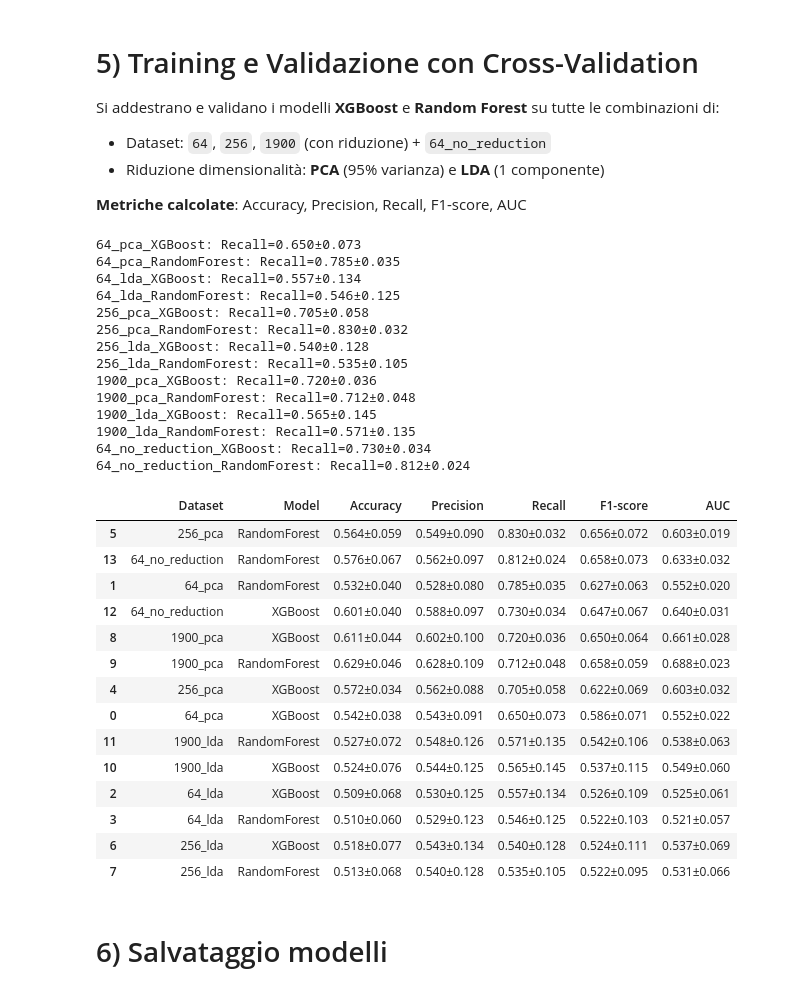
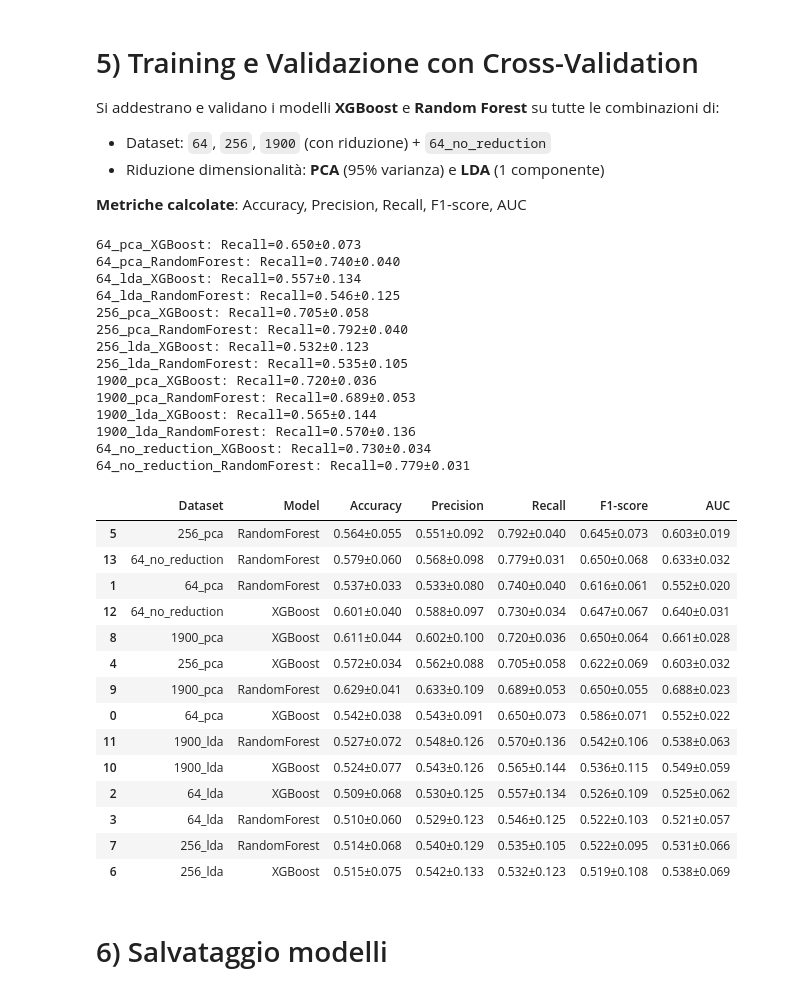
Before and after one commit to FrancescoBernini/Bioactivity-prediction, a Jupyter notebook: main.ipynb, the cells around one changed output. Drawn from its saved outputs; the diff is of its cells as text; code cells hidden in the pictures.

```diff
--- a/main.ipynb
+++ b/main.ipynb
@@ -419,9 +419,13 @@ Si addestrano e validano i modelli **XGBoost** e **Random Forest** su tutte le c
 
 **Metriche calcolate**: Accuracy, Precision, Recall, F1-score, AUC
 # %%
-# Setup
-label_encoder = LabelEncoder().fit(['active', 'inactive'])
-active_idx = list(label_encoder.classes_).index('active')
+# Setup - Mappatura manuale esplicita (abbandoniamo LabelEncoder per evitare ambiguità)
+LABEL_MAP = {'inactive': 0, 'active': 1}  # 'active' = 1 è la classe positiva
+POSITIVE_LABEL = 1  # Per precision, recall, etc.
+
+def encode_labels(y):
+    """Mappa le etichette stringa a interi usando la mappatura esplicita."""
+    return np.array([LABEL_MAP[label] for label in y])
 
 models = {
     'XGBoost': xgb.XGBClassifier(random_state=RANDOM_STATE, eval_metric='logloss'),
@@ -440,19 +444,19 @@ def evaluate_fold(X_train, X_val, y_train, y_val, model, key):
     clf = clone(model)
     clf.fit(X_train, y_train)
     y_pred = clf.predict(X_val)
-    y_proba = clf.predict_proba(X_val)[:, 1]
+    y_proba = clf.predict_proba(X_val)[:, POSITIVE_LABEL]  # Probabilità della classe 'active' (=1)
 
     all_results[key]['Accuracy'].append(accuracy_score(y_val, y_pred))
-    all_results[key]['Precision'].append(precision_score(y_val, y_pred, pos_label=active_idx))
-    all_results[key]['Recall'].append(recall_score(y_val, y_pred, pos_label=active_idx))
-    all_results[key]['F1-score'].append(f1_score(y_val, y_pred, pos_label=active_idx))
+    all_results[key]['Precision'].append(precision_score(y_val, y_pred, pos_label=POSITIVE_LABEL))
+    all_results[key]['Recall'].append(recall_score(y_val, y_pred, pos_label=POSITIVE_LABEL))
+    all_results[key]['F1-score'].append(f1_score(y_val, y_pred, pos_label=POSITIVE_LABEL))
     all_results[key]['AUC'].append(roc_auc_score(y_val, y_proba))
 
 # Training con CV per dataset con riduzione dimensionalità
 for base_name in ['64', '256', '1900']:
     data = prepared_data[base_name]
     X, y, groups = data['X'], data['y'], data['groups']
-    y_enc = label_encoder.transform(y)
+    y_enc = encode_labels(y)
 
     for red_name, red_factory in reduction_configs.items():
         for train_idx, val_idx in cv.split(X, y_enc, groups):
@@ -476,7 +480,7 @@ for base_name in ['64', '256', '1900']:
 # Training con CV per dataset senza riduzione
 data = prepared_data['64_no_reduction']
 X, y, groups = data['X'], data['y'], data['groups']
-y_enc = label_encoder.transform(y)
+y_enc = encode_labels(y)
 
 for train_idx, val_idx in cv.split(X, y_enc, groups):
     scaler = StandardScaler()
@@ -488,54 +492,54 @@ for train_idx, val_idx in cv.split(X, y_enc, groups):
 
 for model_name in models:
     key = f'64_no_reduction_{model_name}'
     print(f"{key}: Recall={np.mean(all_results[key]['Recall']):.3f}±{np.std(all_results[key]['Recall']):.3f}")
 
 # Tabella risultati
 results_summary = []
 for key, metrics in all_results.items():
     parts = key.rsplit('_', 1)
     results_summary.append({
         'Dataset': parts[0], 'Model': parts[1],
         'Accuracy': f"{np.mean(metrics['Accuracy']):.3f}±{np.std(metrics['Accuracy']):.3f}",
         'Precision': f"{np.mean(metrics['Precision']):.3f}±{np.std(metrics['Precision']):.3f}",
         'Recall': f"{np.mean(metrics['Recall']):.3f}±{np.std(metrics['Recall']):.3f}",
         'F1-score': f"{np.mean(metrics['F1-score']):.3f}±{np.std(metrics['F1-score']):.3f}",
         'AUC': f"{np.mean(metrics['AUC']):.3f}±{np.std(metrics['AUC']):.3f}",
         '_recall': np.mean(metrics['Recall'])
     })
 
 df_results = pd.DataFrame(results_summary).sort_values('_recall', ascending=False).drop(columns=['_recall'])
 display(df_results)
 # %% [output]
 64_pca_XGBoost: Recall=0.650±0.073
-64_pca_RandomForest: Recall=0.785±0.035
+64_pca_RandomForest: Recall=0.740±0.040
 64_lda_XGBoost: Recall=0.557±0.134
 64_lda_RandomForest: Recall=0.546±0.125
 256_pca_XGBoost: Recall=0.705±0.058
-256_pca_RandomForest: Recall=0.830±0.032
-256_lda_XGBoost: Recall=0.540±0.128
+256_pca_RandomForest: Recall=0.792±0.040
+256_lda_XGBoost: Recall=0.532±0.123
 256_lda_RandomForest: Recall=0.535±0.105
 1900_pca_XGBoost: Recall=0.720±0.036
-1900_pca_RandomForest: Recall=0.712±0.048
-1900_lda_XGBoost: Recall=0.565±0.145
-1900_lda_RandomForest: Recall=0.571±0.135
+1900_pca_RandomForest: Recall=0.689±0.053
+1900_lda_XGBoost: Recall=0.565±0.144
+1900_lda_RandomForest: Recall=0.570±0.136
 64_no_reduction_XGBoost: Recall=0.730±0.034
-64_no_reduction_RandomForest: Recall=0.812±0.024
+64_no_reduction_RandomForest: Recall=0.779±0.031
 |  | Dataset | Model | Accuracy | Precision | Recall | F1-score | AUC |
-| 5 | 256_pca | RandomForest | 0.564±0.059 | 0.549±0.090 | 0.830±0.032 | 0.656±0.072 | 0.603±0.019 |
-| 13 | 64_no_reduction | RandomForest | 0.576±0.067 | 0.562±0.097 | 0.812±0.024 | 0.658±0.073 | 0.633±0.032 |
-| 1 | 64_pca | RandomForest | 0.532±0.040 | 0.528±0.080 | 0.785±0.035 | 0.627±0.063 | 0.552±0.020 |
+| 5 | 256_pca | RandomForest | 0.564±0.055 | 0.551±0.092 | 0.792±0.040 | 0.645±0.073 | 0.603±0.019 |
+| 13 | 64_no_reduction | RandomForest | 0.579±0.060 | 0.568±0.098 | 0.779±0.031 | 0.650±0.068 | 0.633±0.032 |
+| 1 | 64_pca | RandomForest | 0.537±0.033 | 0.533±0.080 | 0.740±0.040 | 0.616±0.061 | 0.552±0.020 |
 | 12 | 64_no_reduction | XGBoost | 0.601±0.040 | 0.588±0.097 | 0.730±0.034 | 0.647±0.067 | 0.640±0.031 |
 | 8 | 1900_pca | XGBoost | 0.611±0.044 | 0.602±0.100 | 0.720±0.036 | 0.650±0.064 | 0.661±0.028 |
-| 9 | 1900_pca | RandomForest | 0.629±0.046 | 0.628±0.109 | 0.712±0.048 | 0.658±0.059 | 0.688±0.023 |
 | 4 | 256_pca | XGBoost | 0.572±0.034 | 0.562±0.088 | 0.705±0.058 | 0.622±0.069 | 0.603±0.032 |
+| 9 | 1900_pca | RandomForest | 0.629±0.041 | 0.633±0.109 | 0.689±0.053 | 0.650±0.055 | 0.688±0.023 |
 | 0 | 64_pca | XGBoost | 0.542±0.038 | 0.543±0.091 | 0.650±0.073 | 0.586±0.071 | 0.552±0.022 |
-| 11 | 1900_lda | RandomForest | 0.527±0.072 | 0.548±0.126 | 0.571±0.135 | 0.542±0.106 | 0.538±0.063 |
-| 10 | 1900_lda | XGBoost | 0.524±0.076 | 0.544±0.125 | 0.565±0.145 | 0.537±0.115 | 0.549±0.060 |
-| 2 | 64_lda | XGBoost | 0.509±0.068 | 0.530±0.125 | 0.557±0.134 | 0.526±0.109 | 0.525±0.061 |
+| 11 | 1900_lda | RandomForest | 0.527±0.072 | 0.548±0.126 | 0.570±0.136 | 0.542±0.106 | 0.538±0.063 |
+| 10 | 1900_lda | XGBoost | 0.524±0.077 | 0.543±0.126 | 0.565±0.144 | 0.536±0.115 | 0.549±0.059 |
+| 2 | 64_lda | XGBoost | 0.509±0.068 | 0.530±0.125 | 0.557±0.134 | 0.526±0.109 | 0.525±0.062 |
 | 3 | 64_lda | RandomForest | 0.510±0.060 | 0.529±0.123 | 0.546±0.125 | 0.522±0.103 | 0.521±0.057 |
-| 6 | 256_lda | XGBoost | 0.518±0.077 | 0.543±0.134 | 0.540±0.128 | 0.524±0.111 | 0.537±0.069 |
-| 7 | 256_lda | RandomForest | 0.513±0.068 | 0.540±0.128 | 0.535±0.105 | 0.522±0.095 | 0.531±0.066 |
+| 7 | 256_lda | RandomForest | 0.514±0.068 | 0.540±0.129 | 0.535±0.105 | 0.522±0.095 | 0.531±0.066 |
+| 6 | 256_lda | XGBoost | 0.515±0.075 | 0.542±0.133 | 0.532±0.123 | 0.519±0.108 | 0.538±0.069 |
 # %% [markdown]
 # 6) Salvataggio modelli
 # %%
```
Also changed, not shown: parts of 1 cell of this notebook, 1 other file.
